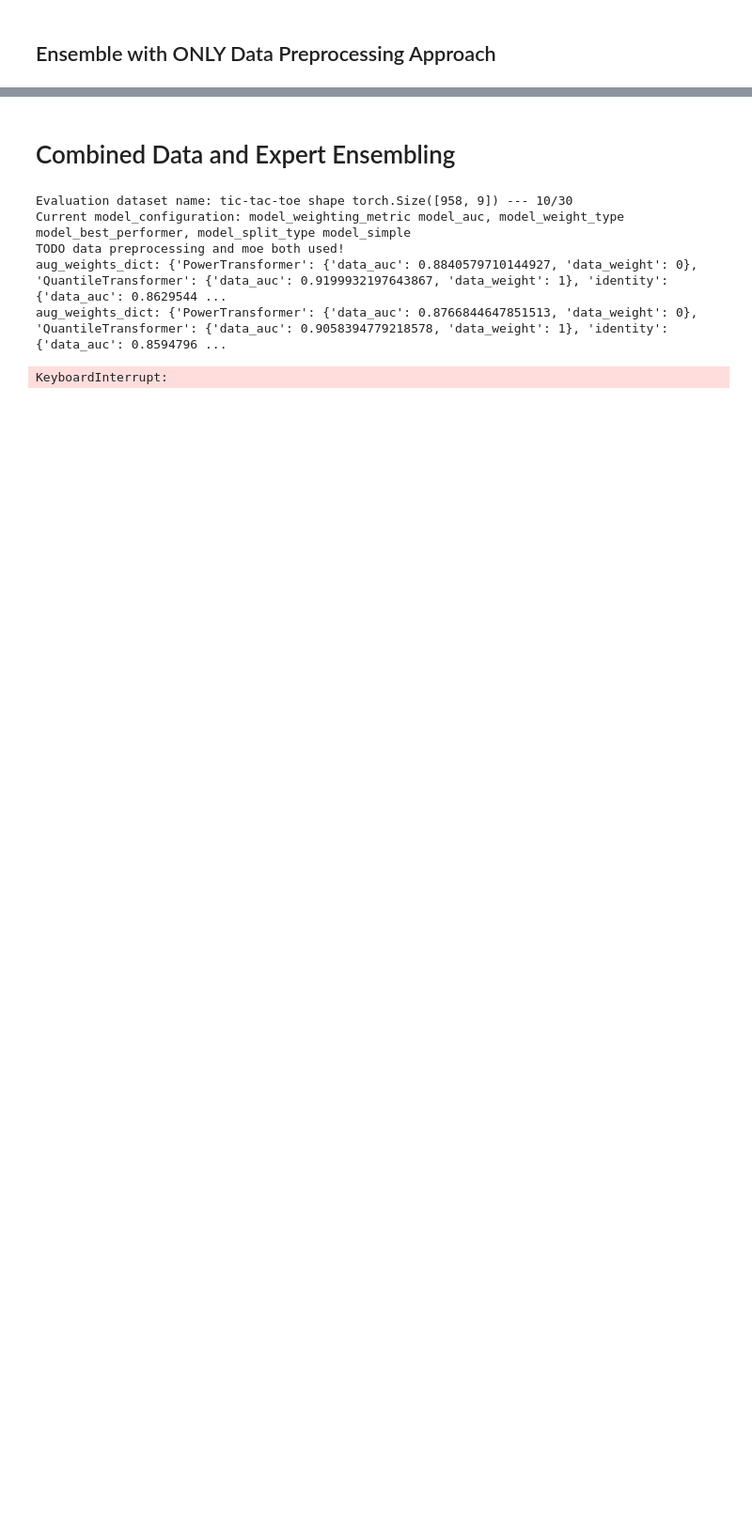
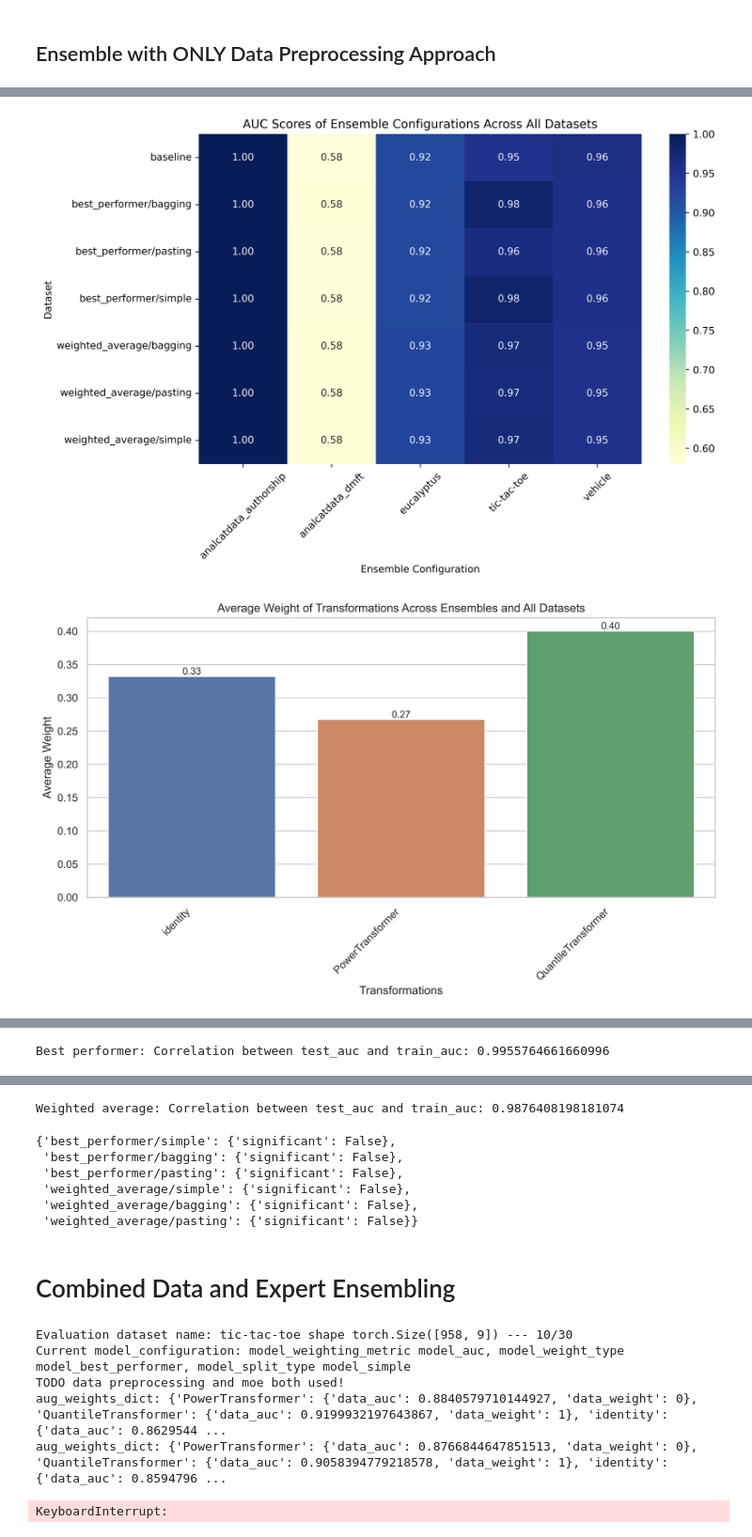
Before and after one commit to PufferFishCode/MSGPFN, a Jupyter notebook: tabpfn/EnsembleTabPfnAUC_sathya.ipynb, the cells around one changed output, grey strips where cells are left out. Shown at 94% size. Saved outputs shown, nothing was run; the diff lists cells and outputs as text; code cells hidden in the pictures; blank space fills up the shorter version.

Commit message:
current changes Magnus
created scatter / regression plots and statistical ttest

```diff
--- a/tabpfn/EnsembleTabPfnAUC_sathya.ipynb
+++ b/tabpfn/EnsembleTabPfnAUC_sathya.ipynb
@@ -92,8 +98,3 @@ Evaluation dataset name: credit-g shape torch.Size([1000, 20])
-# %%
-xs, ys = ds[1].clone(), ds[2].clone()
-eval_position = xs.shape[0] // 2
-train_xs, train_ys = xs[0:eval_position], ys[0:eval_position]
-test_xs, test_ys = xs[eval_position:], ys[eval_position:]
 # %% [markdown]
 ## weighting for the ensemble (AUC/CE)
 # %%
@@ -684,3 +704,7 @@ def plot_scatter_train_auc_test_auc_best_performer_transformations(dictionary, r
     # Save the plot to a file
     sns_plot.figure.savefig(result_path, bbox_inches='tight', dpi=500)
     plt.show()
+
+    ## ------------------------------ C O R R E L A T I O N ------------------------------
+    correlation = data['test_auc'].corr(data['train_auc'])
+    print("Best performer: Correlation between test_auc and train_auc:", correlation)
@@ -701,6 +723,8 @@ def plot_scatter_train_auc_test_auc_weighted_average_transformations(dictionary,
             test_auc = ensemble_dict["auc"]
             train_auc = 0
 
+            if "data_ens_dict" not in ensemble_dict:
+                continue
             for model_transformation_key, model_transformation in ensemble_dict["data_ens_dict"].items():
                 train_auc += model_transformation["data_weight"] * model_transformation["data_auc"]
 
@@ -727,3 +751,7 @@ def plot_scatter_train_auc_test_auc_weighted_average_transformations(dictionary,
     # Save the plot to a file
     sns_plot.figure.savefig(result_path, bbox_inches='tight', dpi=500)
     plt.show()
+
+    ## ------------------------------ C O R R E L A T I O N ------------------------------
+    correlation = data['test_auc'].corr(data['train_auc'])
+    print("Weighted average: Correlation between test_auc and train_auc:", correlation)
@@ -1081,0 +932,28 @@ for model_name, model_metrics in results.items():
+# %%
+#---------------------------- S T A R T - E V A L U A T I O N - P L O T S ----------------------------
+
+#---------------------------- H E A T M A P S ----------------------------
+start, stop = 0, 5
+
+dataset_names = [dataset[0] for dataset_index,dataset in enumerate(test_datasets) if start <= dataset_index <= stop]
+plot_heatmap_auc_datasets_configs(ensemble_results, dataset_names, f"{evaluations_folder}dataset[{start}-{stop}]-plot_heatmap_auc_datasets_configs.png" )
+
+
+#---------------------------- H I S T O G R A M -------------------------
+transformation_names =[ transformation[0] for transformation in data_preprocess_config["sklearn_transformations"]]
+plot_histogram_average_weights_data_transformations(ensemble_results, transformation_names,f"{evaluations_folder}plot_histogram_average_weights_data_transformations.png" )
+
+
+#---------------------------- S C A T T E R -------------------------
+plot_scatter_train_auc_test_auc_best_performer_transformations(ensemble_results, f"{evaluations_folder}plot_scatter_train_auc_test_auc_best_performer_transformations.png")
+
+plot_scatter_train_auc_test_auc_weighted_average_transformations(ensemble_results, f"{evaluations_folder}plot_scatter_train_auc_test_auc_weighted_average_transformations.png")
+
+
+
+#---------------------------- S T A T I S T I C A L - T E S T S -------------------------
+
+ttest_auc_performance_compared_to_baseline(dictionary=ensemble_results,alpha=0.05)
+# %% [output]
+[figure, added]
+[figure, added]
@@ -1081,0 +961 @@ for model_name, model_metrics in results.items():
+Best performer: Correlation between test_auc and train_auc: 0.9955764661660996
@@ -1082,3 +963,10 @@ for model_name, model_metrics in results.items():
+Weighted average: Correlation between test_auc and train_auc: 0.9876408198181074
+{'best_performer/simple': {'significant': False},
+ 'best_performer/bagging': {'significant': False},
+ 'best_performer/pasting': {'significant': False},
+ 'weighted_average/simple': {'significant': False},
+ 'weighted_average/bagging': {'significant': False},
+ 'weighted_average/pasting': {'significant': False}}
 # %% [markdown]
 # Combined Data and Expert Ensembling
 # %%
```
Also changed, not shown: parts of 21 cells of this notebook, 5 other files.
